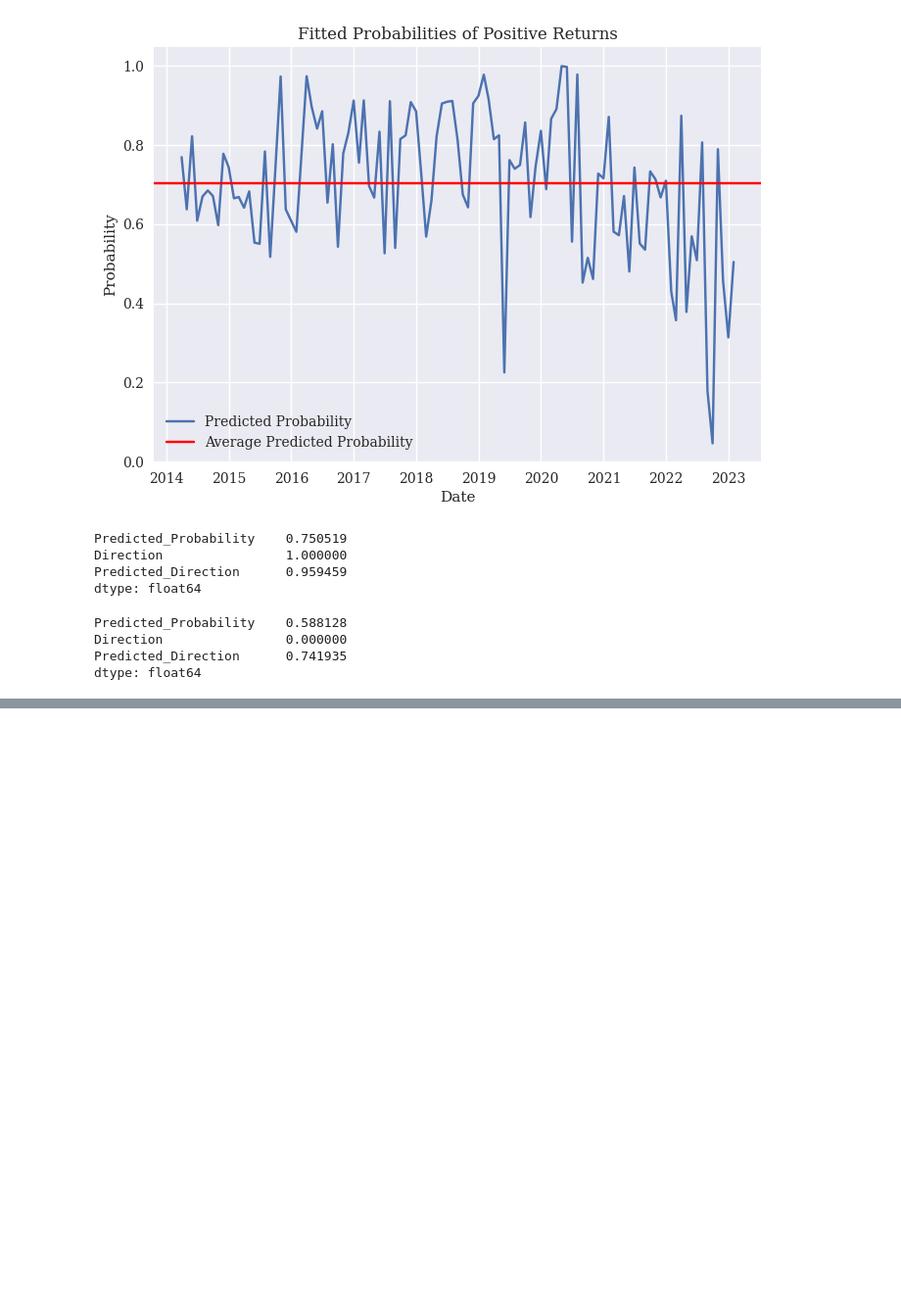
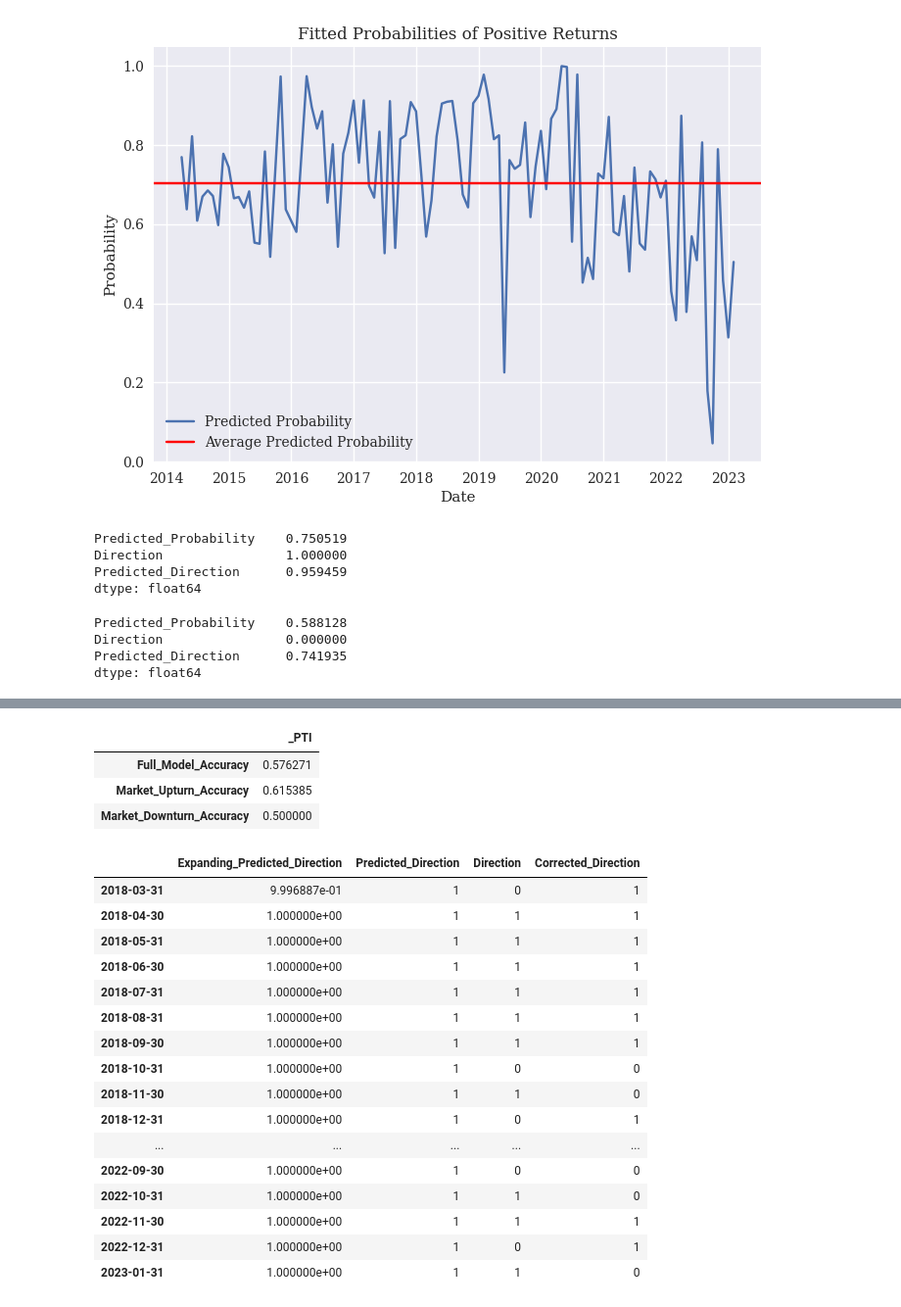
Before and after one commit to dcstein22/economics, a Jupyter notebook: Stein_QTS_Project.ipynb, the cells around one changed output, grey strips where cells are left out. Shown: that part at 98% size. Saved outputs shown, nothing was run; the diff lists cells and outputs as text; code cells hidden in the pictures; blank space fills up the shorter version.

```diff
--- a/Stein_QTS_Project.ipynb
+++ b/Stein_QTS_Project.ipynb
@@ -739,0 +1205,6 @@ dtype: float64
+# %%
+df_2 = expanding_regression_function2(50,DESIGN_MATRIX2,DESIGN_MATRIX2,True)
+df_2['Predicted_Direction'] = df_2.Predicted_Return.apply(expanding_regression_filter)
+df_2['Corrected_Direction'] = df_2.Corrected_Return.apply(expanding_regression_filter)
+df_2 = df_2.join(MARKET_RETURNS, how = 'inner')
+df_2 = df_2.join(direction_df, how = 'inner')
@@ -739,0 +1252,37 @@ dtype: float64
+# %%
+def error_filter(df):
+    if df['Predicted_Direction'] == 1 and df['Corrected_Direction'] == 0:
+        return 0
+    else:
+        return df['Predicted_Direction']
+# %%
+expanding_probit_pti1 = expanding_probit_pti.join(df_2[['Corrected_Direction']], how = 'inner')
+# %%
+expanding_probit_pti1['Predicted_Direction'] = expanding_probit_pti1.apply(error_filter, axis  = 1)
+# %%
+forecast_accuracy(expanding_probit_pti1,True,False)
+# %% [output]
+|  | _PTI |
+| Full_Model_Accuracy | 0.576271 |
+| Market_Upturn_Accuracy | 0.615385 |
+| Market_Downturn_Accuracy | 0.500000 |
+# %%
+expanding_probit_pti1
+# %% [output]
+|  | Expanding_Predicted_Direction | Predicted_Direction | Direction | Corrected_Direction |
+| 2018-03-31 | 9.996887e-01 | 1 | 0 | 1 |
+| 2018-04-30 | 1.000000e+00 | 1 | 1 | 1 |
+| 2018-05-31 | 1.000000e+00 | 1 | 1 | 1 |
+| 2018-06-30 | 1.000000e+00 | 1 | 1 | 1 |
+| 2018-07-31 | 1.000000e+00 | 1 | 1 | 1 |
+| 2018-08-31 | 1.000000e+00 | 1 | 1 | 1 |
+| 2018-09-30 | 1.000000e+00 | 1 | 1 | 1 |
+| 2018-10-31 | 1.000000e+00 | 1 | 0 | 0 |
+| 2018-11-30 | 1.000000e+00 | 1 | 1 | 0 |
+| 2018-12-31 | 1.000000e+00 | 1 | 0 | 1 |
+| ... | ... | ... | ... | ... |
+| 2022-09-30 | 1.000000e+00 | 1 | 0 | 0 |
+| 2022-10-31 | 1.000000e+00 | 1 | 1 | 0 |
+| 2022-11-30 | 1.000000e+00 | 1 | 1 | 1 |
+| 2022-12-31 | 1.000000e+00 | 1 | 0 | 1 |
+| 2023-01-31 | 1.000000e+00 | 1 | 1 | 0 |
```
Also changed, not shown: parts of 48 cells of this notebook, 1 other file.
